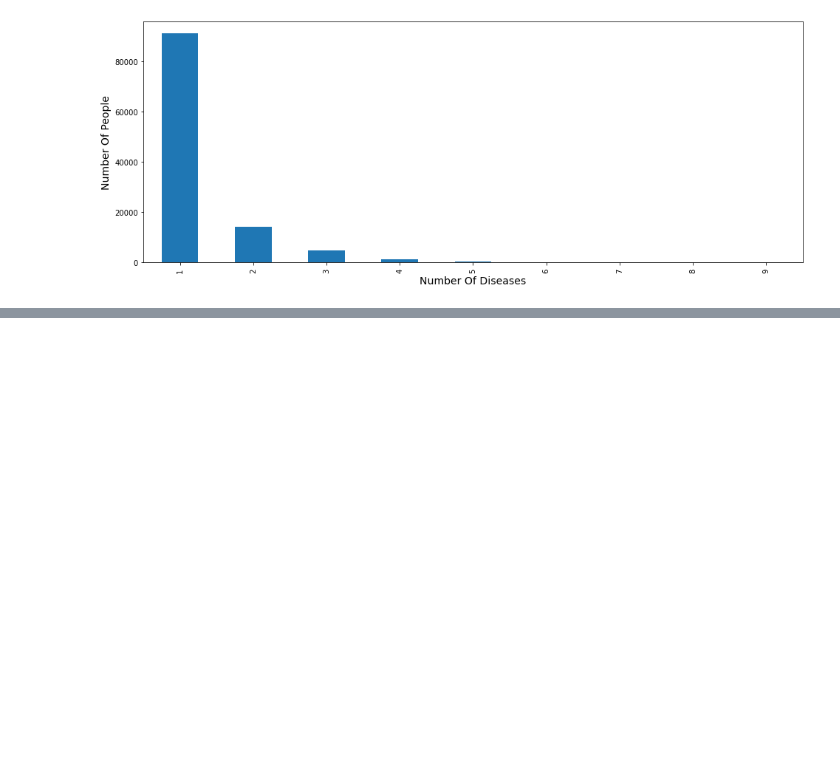
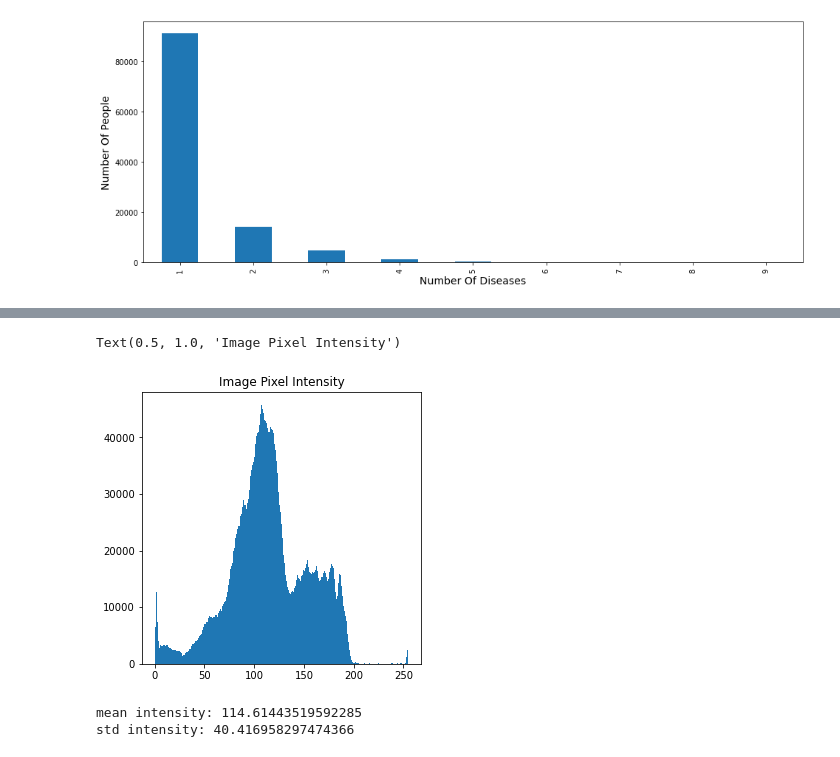
Before and after one commit to kushagra43/test-repo, a Jupyter notebook: EDA.ipynb, the cells around one changed output, grey strips where cells are left out. Cells and saved outputs as stored; diff of their text form; code cells hidden in the pictures; blank space fills up the shorter version.

```diff
--- a/EDA.ipynb
+++ b/EDA.ipynb
@@ -280,0 +296,15 @@ scipy.stats.mode(pneumonia_diseases)[0][0]
+# %%
+plt.figure(figsize=(5,5))
+plt.hist(img_data.ravel(), bins = 256)
+plt.title('Image Pixel Intensity')
+# %% [output]
+Text(0.5, 1.0, 'Image Pixel Intensity')
+[figure, added]
+# %%
+mean_intensity = np.mean(img_data)
+print("mean intensity:", mean_intensity)
+std_intensity = np.std(img_data)
+print("std intensity:",std_intensity)
+# %% [output]
+mean intensity: 114.61443519592285
+std intensity: 40.416958297474366
```
Also changed, not shown: parts of 25 cells of this notebook.
